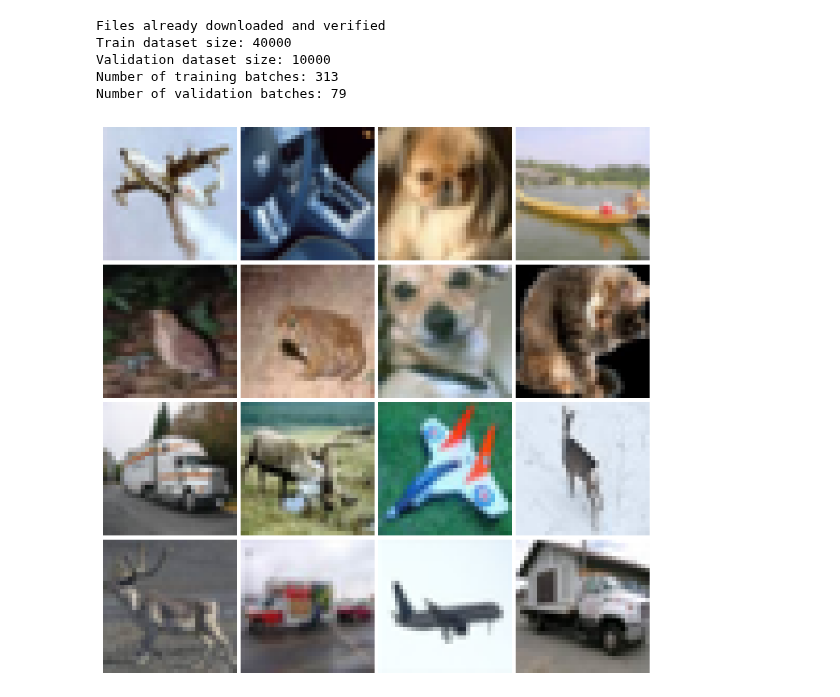
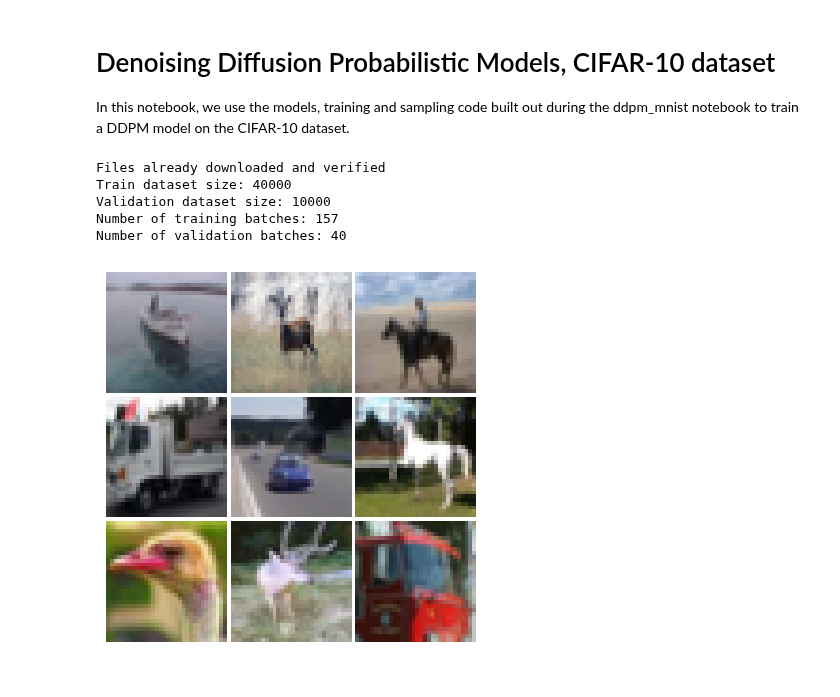
Before and after one commit to aryamanpandya99/computer_vision, a Jupyter notebook: ddpm_cifar.ipynb, the cells around one changed output. Drawn from its saved outputs; the diff is of its cells as text; code cells hidden in the pictures.

Commit message:
modified:   .gitignore 	modified:   ddpm_cifar.ipynb 	modified:   src/attention2D.py 	modified:   src/ddpm.py

```diff
--- a/ddpm_cifar.ipynb
+++ b/ddpm_cifar.ipynb
@@ -1 +1,5 @@
+# %% [markdown]
+# Denoising Diffusion Probabilistic Models, CIFAR-10 dataset
+
+In this notebook, we use the models, training and sampling code built out during the ddpm_mnist notebook to train a DDPM model on the CIFAR-10 dataset.
 # %%
@@ -15,25 +19,20 @@ from src.utils import show_torch_image
 # %%
-from torchvision import datasets, transforms
-from torch.utils.data import DataLoader, random_split
-
-# Define the transform
 transform = transforms.Compose([
     transforms.ToTensor(),
     transforms.Normalize((0.5, 0.5, 0.5), (0.5, 0.5, 0.5))
 ])
 
-# Load CIFAR-10 dataset
 cifar10_full = datasets.CIFAR10(root='./data', train=True, download=True, transform=transform)
-
-# Split the dataset into train and validation sets
 train_size = int(0.8 * len(cifar10_full))
 val_size = len(cifar10_full) - train_size
 train_dataset, val_dataset = random_split(cifar10_full, [train_size, val_size])
 
-# Create DataLoaders
-batch_size = 128
+batch_size = 256
 train_loader = DataLoader(train_dataset, batch_size=batch_size, shuffle=True, num_workers=2)
 val_loader = DataLoader(val_dataset, batch_size=batch_size, shuffle=False, num_workers=2)
+
+train_loader = [(x.to(device), y.to(device)) for x, y in train_loader]
+val_loader = [(x.to(device), y.to(device)) for x, y in val_loader]
 
 print(f"Train dataset size: {len(train_dataset)}")
 print(f"Validation dataset size: {len(val_dataset)}")
@@ -43,40 +42,25 @@ print(f"Number of validation batches: {len(val_loader)}")
 Files already downloaded and verified
 Train dataset size: 40000
 Validation dataset size: 10000
-Number of training batches: 313
-Number of validation batches: 79
+Number of training batches: 157
+Number of validation batches: 40
 # %%
-def show_image_grid(dataset, num_images=16, rows=4, cols=4):
-    """
-    Display a grid of images from a PyTorch dataset.
 
-    Args:
-        dataset: PyTorch dataset
-        num_images: Total number of images to display (default: 16)
-        rows: Number of rows in the grid (default: 4)
-        cols: Number of columns in the grid (default: 4)
-    """
-    assert num_images <= len(dataset), "num_images should not exceed dataset size"
-    assert rows * cols == num_images, "rows * cols should equal num_images"
+fig, axes = plt.subplots(3, 3, figsize=(4, 4))
 
-    fig, axes = plt.subplots(rows, cols, figsize=(cols*2, rows*2))
+for i in range(9):
+    img, _ = train_dataset[i]
+    row = i // 3
+    col = i % 3
 
-    for i in range(num_images):
-        img, _ = dataset[i]
-        row = i // cols
-        col = i % cols
+    img = img * 0.5 + 0.5
+    img = img.permute(1, 2, 0).numpy()
 
-        img = img * 0.5 + 0.5
-        img = img.permute(1, 2, 0).numpy()
+    axes[row, col].imshow(img)
+    axes[row, col].axis('off')
 
-        axes[row, col].imshow(img)
-        axes[row, col].axis('off')
-
-    plt.tight_layout()
-    plt.subplots_adjust(wspace=0.03, hspace=0.03)
-    plt.show()
-
-# Example usage:
-show_image_grid(train_dataset)
+plt.tight_layout()
+plt.subplots_adjust(wspace=0.03, hspace=0.03)
+plt.show()
 # %% [output]
-[figure, old version]
+[figure, new version]
```
Also changed, not shown: parts of 7 cells of this notebook, 3 other files.
